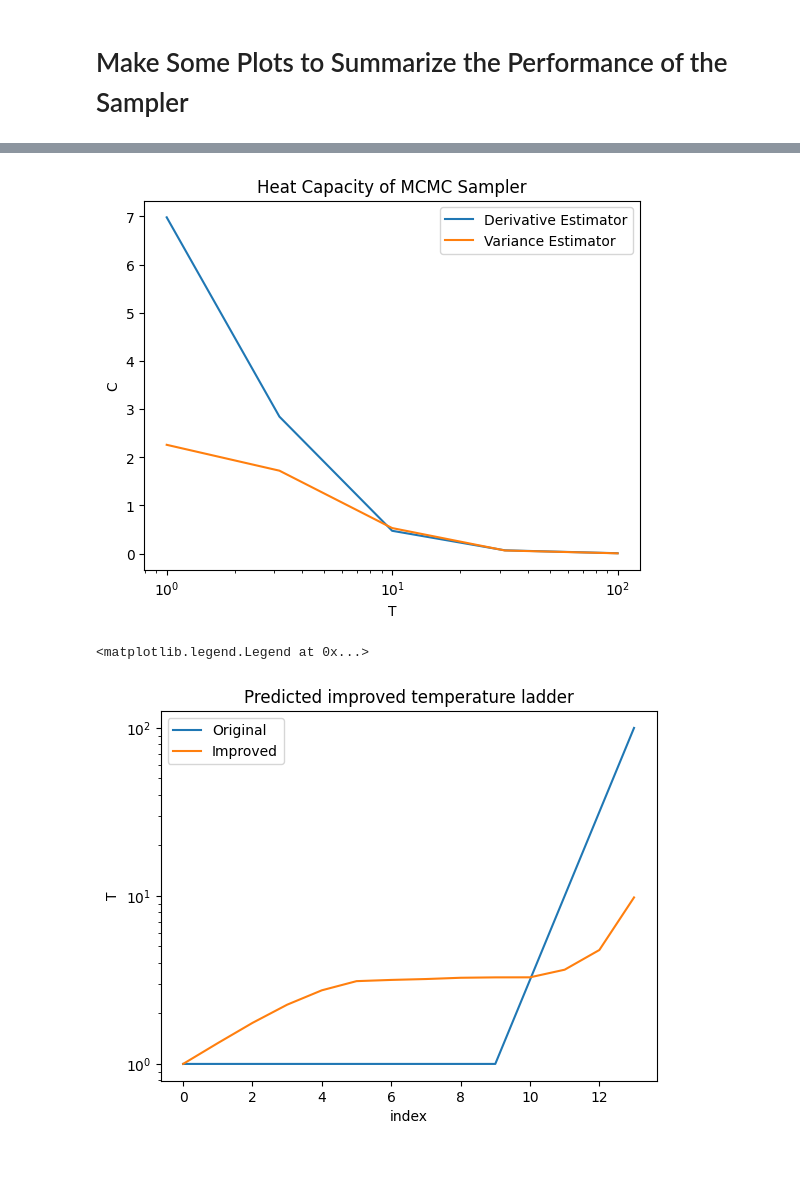
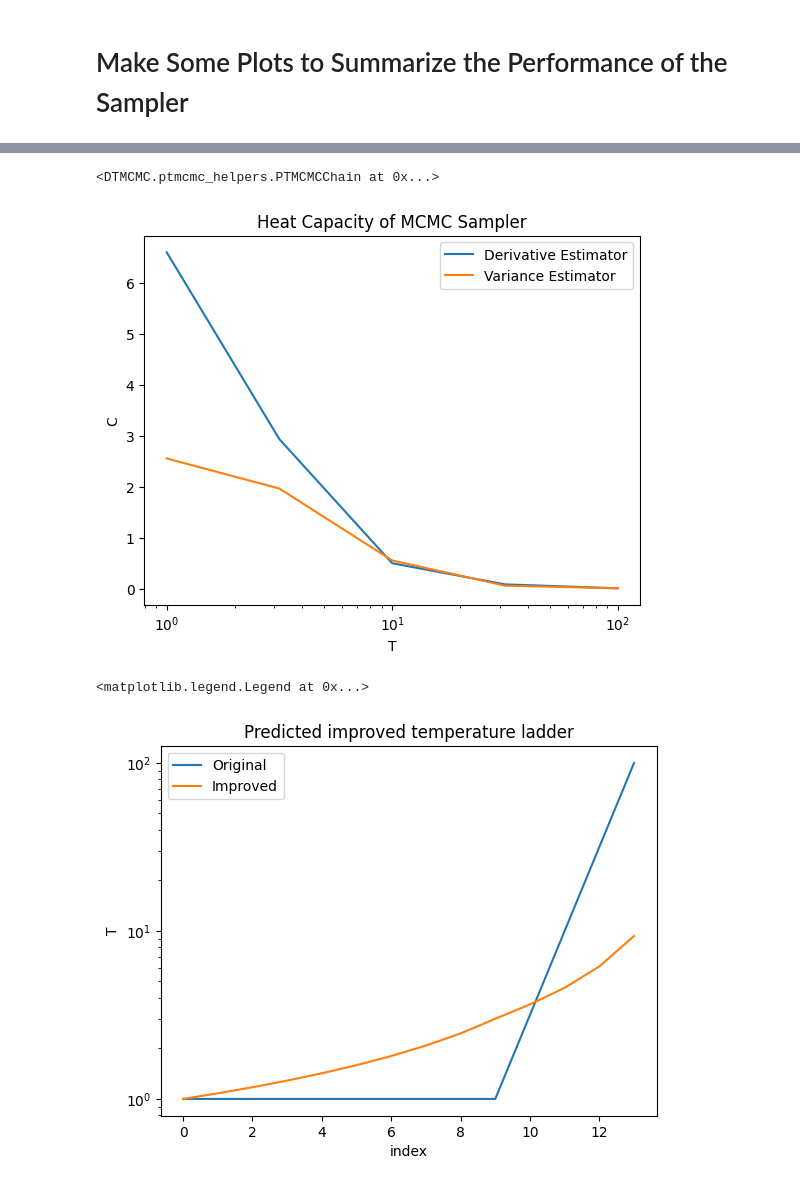
Before and after one commit to mcdigman/DTMCMC, a Jupyter notebook: demo_gaussian.ipynb, the cells around one changed output, grey strips where cells are left out. Saved outputs shown, nothing was run; the diff lists cells and outputs as text; code cells hidden in the pictures.

```diff
--- a/demo_gaussian.ipynb
+++ b/demo_gaussian.ipynb
@@ -169,16 +169,16 @@ exchange_manager = eh.ExchangeManager(strategy=eh.SEQUENTIAL_TARGETS,track_full_
 # Jump managers must follow the abstract class specification in JumpManager to work properly
 
 #FisherJumpManager handles fisher matrix jumps and standard deviation jumps
-fisher_manager = fm.FisherJumpManager(T_ladder, strategy_params, like_obj, starting_samples)
+fisher_manager = fm.FisherJumpManager(T_ladder, like_obj, starting_samples, strategy_params)
 
 #DEJumpManager handles differential evolution jumps
-de_manager = dm.DEJumpManager(T_ladder, strategy_params, like_obj)
+de_manager = dm.DEJumpManager(T_ladder, like_obj, strategy_params)
 
 #AuxiallaryJumpManager is blank and is intended to serve as a template for new jump types
-auxilliary_manager = am.AuxilliaryJumpManager(T_ladder, strategy_params, like_obj)
+auxilliary_manager = am.AuxilliaryJumpManager(T_ladder, like_obj, strategy_params)
 
 #PriorManager manages priors draws
-prior_manager= pm.PriorManager(T_ladder, strategy_params, like_obj)
+prior_manager= pm.PriorManager(T_ladder, like_obj, strategy_params)
 
 #Tuple of all managers needed for the current strategy
 managers = (fisher_manager, de_manager, auxilliary_manager, prior_manager)
@@ -355,5 +352,7 @@ plt.show()
 # %%
 mcc
+# %% [output]
+<DTMCMC.ptmcmc_helpers.PTMCMCChain at 0x...>
 # %%
 # The heat capacity is an important predictor of the efficiency of the temperature ladder
 # In analogy to thermodynamics, the 'Energy' of a state is -<log L>
@@ -373,23 +372,23 @@ plt.ylabel('C')
 plt.title('Heat Capacity of MCMC Sampler')
 plt.show()
 # %% [output]
-[figure, old version]
+[figure, new version]
 # %%
 # Using the heat capacity
 # we can predict what a more optimal temperature ladder
 # with the same number of temperatures might have looked like
 
-Ts_predict = th.entropy_spacing_var(n_chain, mcc.betas, mcc.logL_vars[-1])
+Ts_predict = th.entropy_spacing(n_chain, mcc.betas, mcc.logL_vars[-1])
 
 plt.semilogy(mcc.Ts)
 plt.semilogy(Ts_predict)
 plt.xlabel('index')
 plt.ylabel('T')
 plt.title('Predicted improved temperature ladder')
 plt.legend(['Original','Improved'])
 # %% [output]
 <matplotlib.legend.Legend at 0x...>
-[figure, old version]
+[figure, new version]
 # %%
 # What is differential evolution?
 # Differential evolution is fundamentally a genetic algorithm
```
Also changed, not shown: parts of 6 cells of this notebook, 8 other files.
